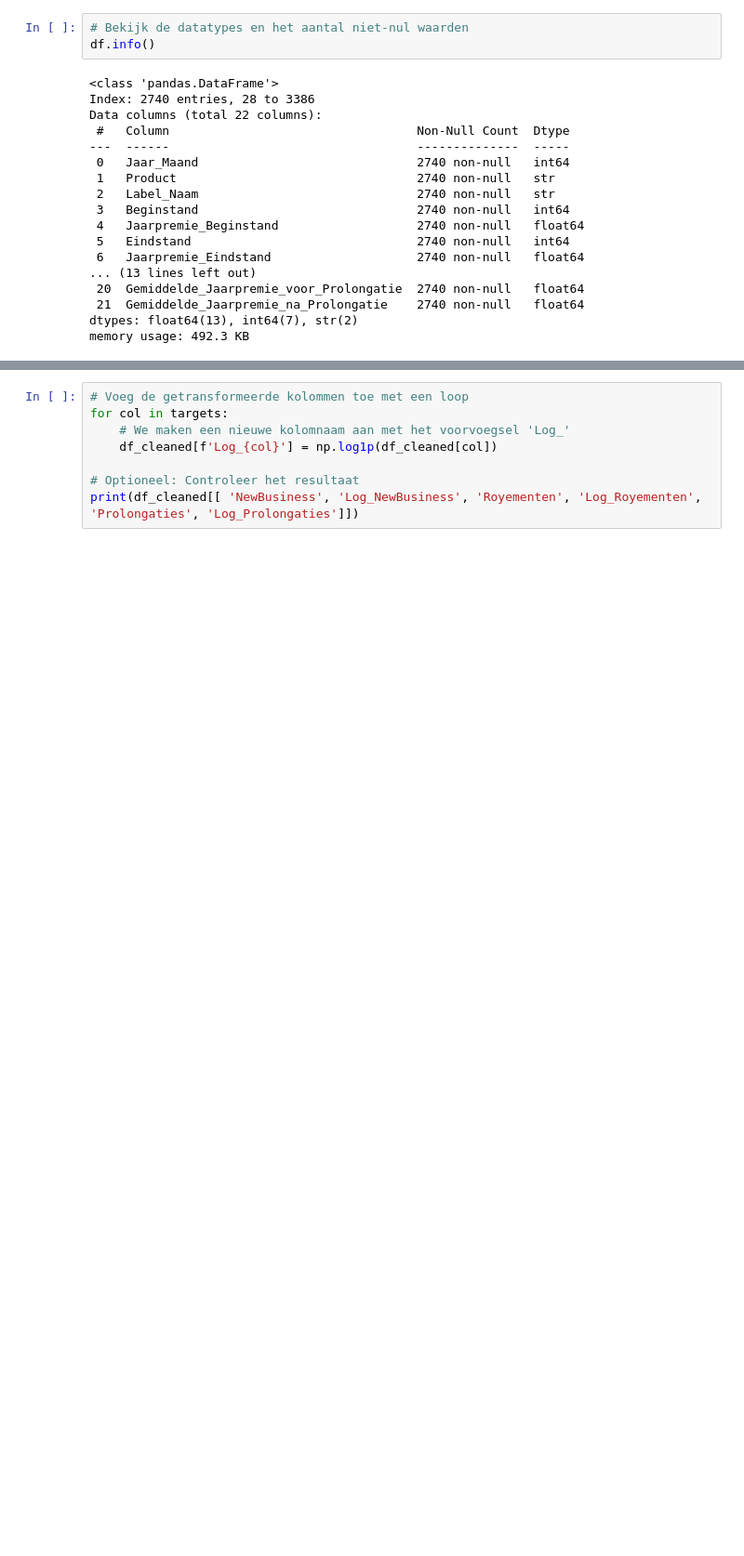
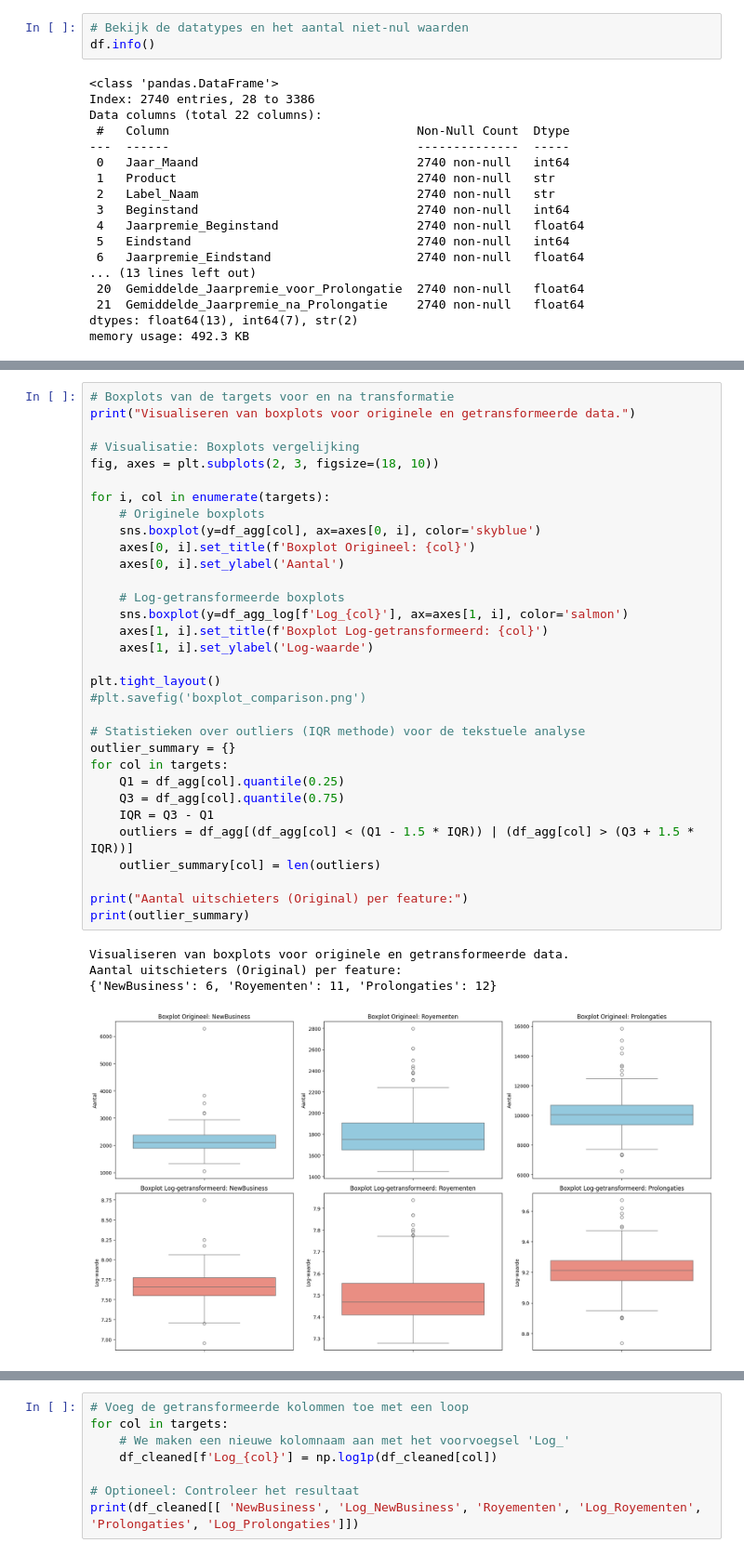
Before and after one commit to wmvanhuis/MADS-ML-Graduation_Project_Bovemij, a Jupyter notebook: notebooks/timeseries/eda timeseries 2015-2025.ipynb, the cells around one changed output, grey strips where cells are left out. Shown at 93% size. Saved outputs shown, nothing was run; the diff lists cells and outputs as text; blank space fills up the shorter version.

```diff
--- a/notebooks/timeseries/eda timeseries 2015-2025.ipynb
+++ b/notebooks/timeseries/eda timeseries 2015-2025.ipynb
@@ -315,0 +477,37 @@ Conclusie: De boxplots bevestigen dat een transformatie noodzakelijk is. Zonder
+# %%
+# Boxplots van de targets voor en na transformatie
+print("Visualiseren van boxplots voor originele en getransformeerde data.")
+
+# Visualisatie: Boxplots vergelijking
+fig, axes = plt.subplots(2, 3, figsize=(18, 10))
+
+for i, col in enumerate(targets):
+    # Originele boxplots
+    sns.boxplot(y=df_agg[col], ax=axes[0, i], color='skyblue')
+    axes[0, i].set_title(f'Boxplot Origineel: {col}')
+    axes[0, i].set_ylabel('Aantal')
+
+    # Log-getransformeerde boxplots
+    sns.boxplot(y=df_agg_log[f'Log_{col}'], ax=axes[1, i], color='salmon')
+    axes[1, i].set_title(f'Boxplot Log-getransformeerd: {col}')
+    axes[1, i].set_ylabel('Log-waarde')
+
+plt.tight_layout()
+#plt.savefig('boxplot_comparison.png')
+
+# Statistieken over outliers (IQR methode) voor de tekstuele analyse
+outlier_summary = {}
+for col in targets:
+    Q1 = df_agg[col].quantile(0.25)
+    Q3 = df_agg[col].quantile(0.75)
+    IQR = Q3 - Q1
+    outliers = df_agg[(df_agg[col] < (Q1 - 1.5 * IQR)) | (df_agg[col] > (Q3 + 1.5 * IQR))]
+    outlier_summary[col] = len(outliers)
+
+print("Aantal uitschieters (Original) per feature:")
+print(outlier_summary)
+# %% [output]
+Visualiseren van boxplots voor originele en getransformeerde data.
+Aantal uitschieters (Original) per feature:
+{'NewBusiness': 6, 'Royementen': 11, 'Prolongaties': 12}
+[figure, added]
```
Also changed, not shown: parts of 23 cells of this notebook.
